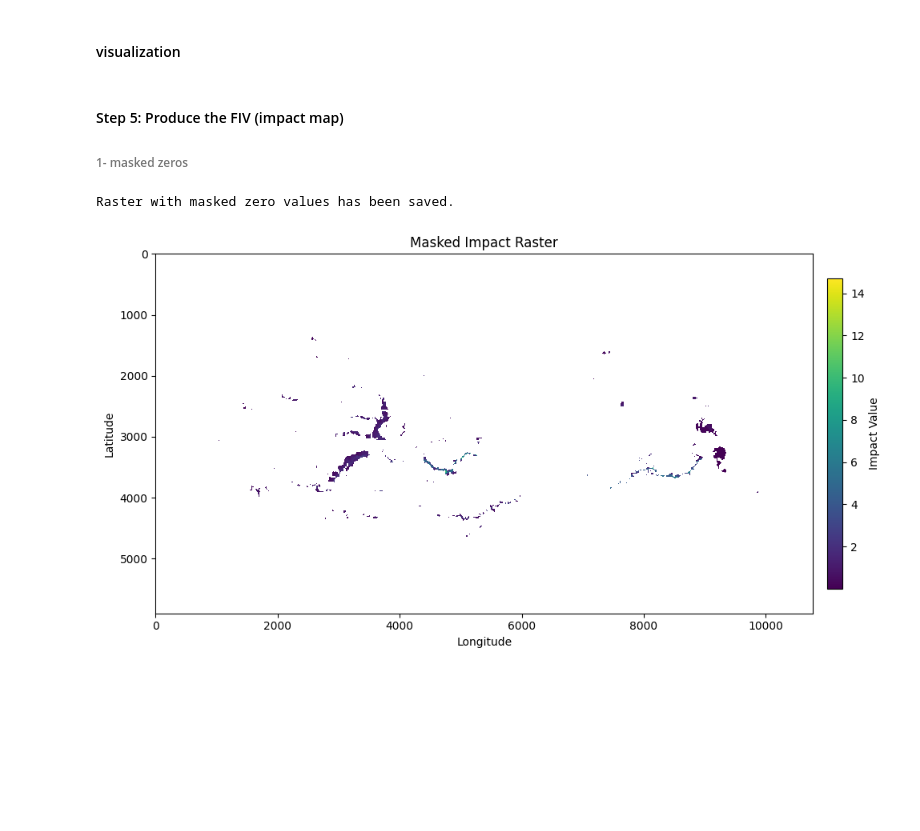
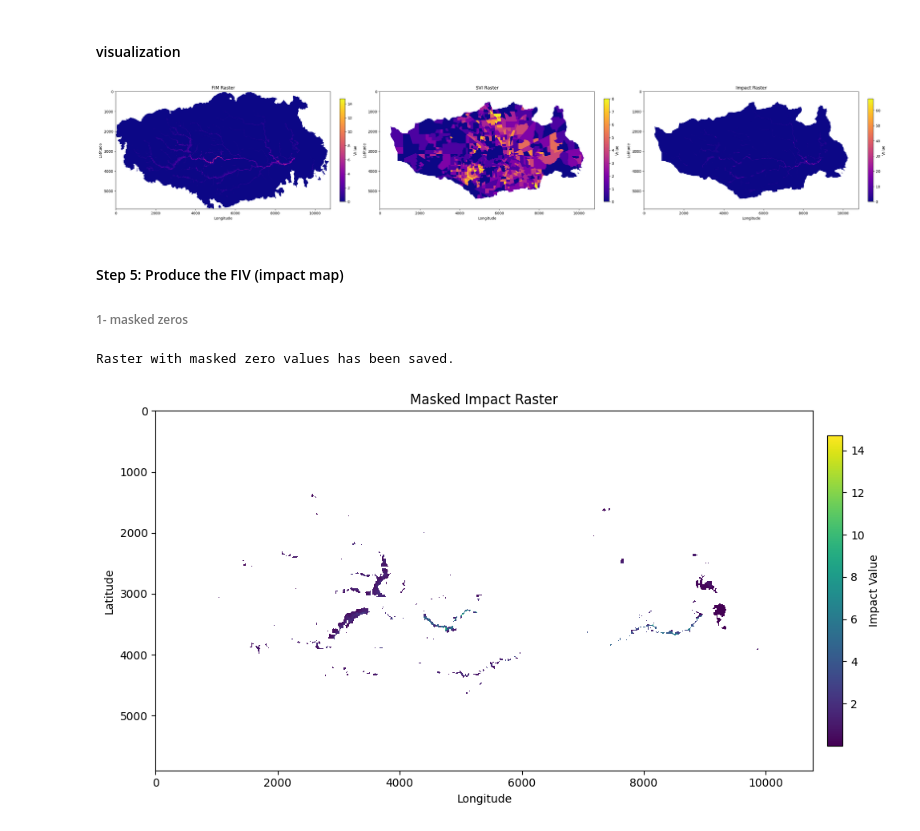
Before and after one commit to clynwatts/Impact_Map_Forecasting, a Jupyter notebook: Flood Impact Map.ipynb, the cells around one changed output. Saved outputs shown, nothing was run; the diff lists cells and outputs as text; code cells hidden in the pictures; blank space fills up the shorter version.

```diff
--- a/Flood Impact Map.ipynb
+++ b/Flood Impact Map.ipynb
@@ -503,45 +470,55 @@ Impact map has been saved.
 # %% [markdown]
 #### visualization
 # %%
+import rasterio
+import matplotlib.pyplot as plt
 from matplotlib.colors import Normalize
 
-# Paths to the normalized raster files
-normalized_fim_raster_path = r'D:/Hesham/CUAHSI/Geospatial/Jupyter N3/fim_raster_norm.tif'
-normalized_svi_raster_path = r'D:/Hesham/CUAHSI/Geospatial/Jupyter N3/normalized_svi_raster.tif'
+# Paths to the raster files
+fim_raster_path = r'D:/Hesham/CUAHSI/Geospatial/Jupyter N3/fim_raster.tif'
+svi_raster_path = r'D:/Hesham/CUAHSI/Geospatial/Jupyter N3/aligned_svi_raster.tif'
+impact_raster_path = r'D:/Hesham/CUAHSI/Geospatial/Jupyter N4/impact_rastertest.tif'
 
 def plot_raster(ax, raster_path, title):
     with rasterio.open(raster_path) as src:
         data = src.read(1)
         nodata = src.nodata
         if nodata is not None:
             data = np.ma.masked_equal(data, nodata)  # Mask NoData values
 
-        norm = Normalize(vmin=0, vmax=1)
-        img = ax.imshow(data, cmap='plasma', norm=norm)
+        img = ax.imshow(data, cmap='plasma', norm=Normalize(vmin=data.min(), vmax=data.max()))
         ax.set_title(title)
         ax.set_xlabel('Longitude')
         ax.set_ylabel('Latitude')
         return img
 
 # Create a figure with subplots
-fig, axes = plt.subplots(1, 2, figsize=(20, 10))
+fig, axes = plt.subplots(1, 3, figsize=(30, 10))
 
-# Plot the normalized FIM raster
-img1 = plot_raster(axes[0], normalized_fim_raster_path, "Normalized FIM Raster")
+# Plot the FIM raster
+img1 = plot_raster(axes[0], fim_raster_path, "FIM Raster")
 
-# Plot the normalized SVI raster
-img2 = plot_raster(axes[1], normalized_svi_raster_path, "Normalized SVI Raster")
+# Plot the SVI raster
+img2 = plot_raster(axes[1], svi_raster_path, "SVI Raster")
+
+# Plot the impact raster
+img3 = plot_raster(axes[2], impact_raster_path, "Impact Raster")
 
 # Add colorbars with size control
 cbar1 = fig.colorbar(img1, ax=axes[0], fraction=0.046, pad=0.04, shrink=0.4)
-cbar1.set_label('Normalized Value')
+cbar1.set_label('Value')
 
 cbar2 = fig.colorbar(img2, ax=axes[1], fraction=0.046, pad=0.04, shrink=0.4)
-cbar2.set_label('Normalized Value')
+cbar2.set_label('Value')
+
+cbar3 = fig.colorbar(img3, ax=axes[2], fraction=0.046, pad=0.04, shrink=0.4)
+cbar3.set_label('Value')
 
 # Adjust layout
 plt.tight_layout()
 plt.show()
+# %% [output]
+[figure, added]
 # %% [markdown]
 #### Step 5: Produce the FIV (impact map)
 ###### 1- masked zeros
```
Also changed, not shown: parts of 1 cell of this notebook.
